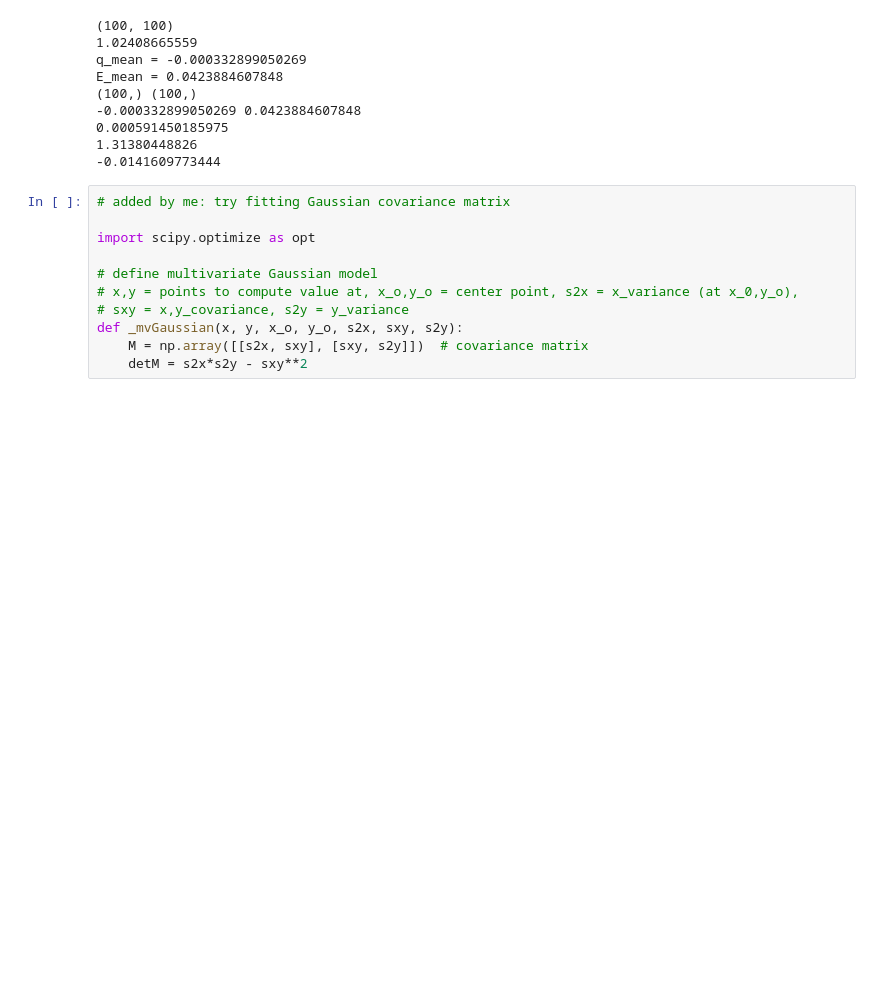
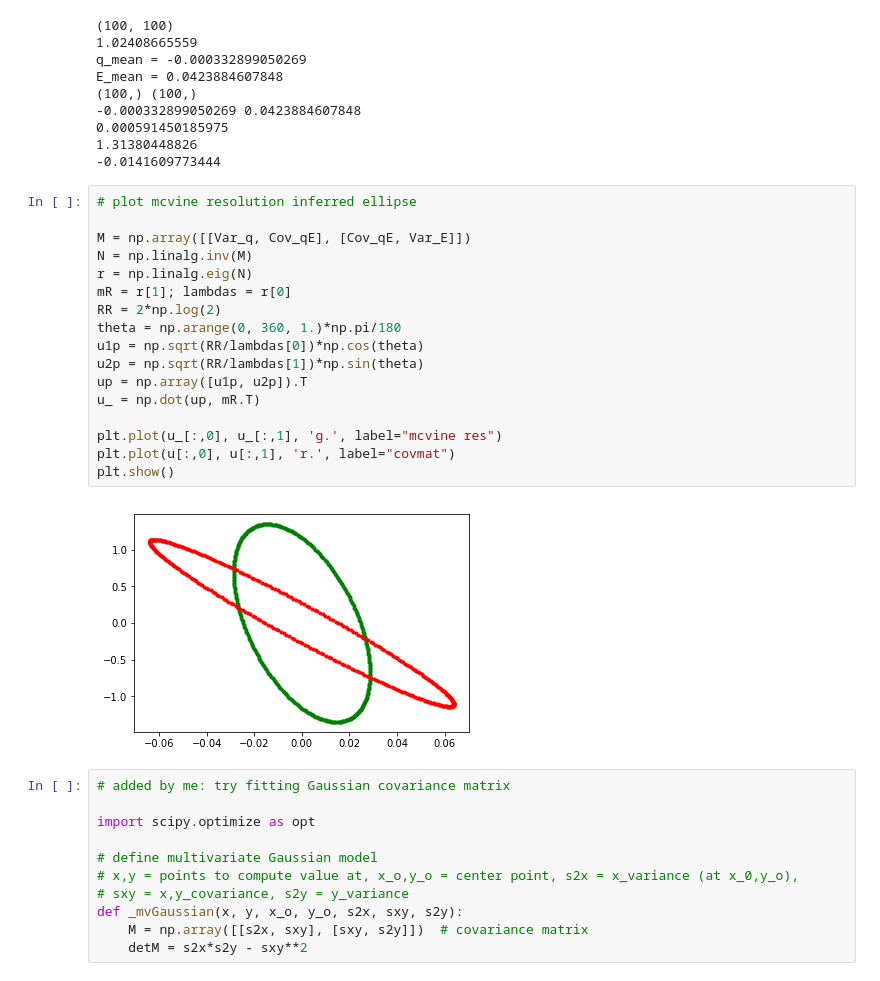
Before and after one commit to pnave95/ORNL_public_research, a Jupyter notebook: MCViNE_Covmat_comparison/notebooks/1-test.ipynb, the cells around one changed output. Cells and saved outputs as stored; diff of their text form; blank space fills up the shorter version.

Commit message:
1-test jupyter notebook now computes covmat ellipse and mcvine resolution simulation ellipse and compares in the same plot

```diff
--- a/MCViNE_Covmat_comparison/notebooks/1-test.ipynb
+++ b/MCViNE_Covmat_comparison/notebooks/1-test.ipynb
@@ -391,6 +391,25 @@ E_mean = 0.0423884607848
 0.000591450185975
 1.31380448826
 -0.0141609773444
+# %%
+# plot mcvine resolution inferred ellipse
+
+M = np.array([[Var_q, Cov_qE], [Cov_qE, Var_E]])
+N = np.linalg.inv(M)
+r = np.linalg.eig(N)
+mR = r[1]; lambdas = r[0]
+RR = 2*np.log(2)
+theta = np.arange(0, 360, 1.)*np.pi/180
+u1p = np.sqrt(RR/lambdas[0])*np.cos(theta)
+u2p = np.sqrt(RR/lambdas[1])*np.sin(theta)
+up = np.array([u1p, u2p]).T
+u_ = np.dot(up, mR.T)
+
+plt.plot(u_[:,0], u_[:,1], 'g.', label="mcvine res")
+plt.plot(u[:,0], u[:,1], 'r.', label="covmat")
+plt.show()
+# %% [output]
+[figure, added]
 # %%
 # added by me: try fitting Gaussian covariance matrix
 
```
